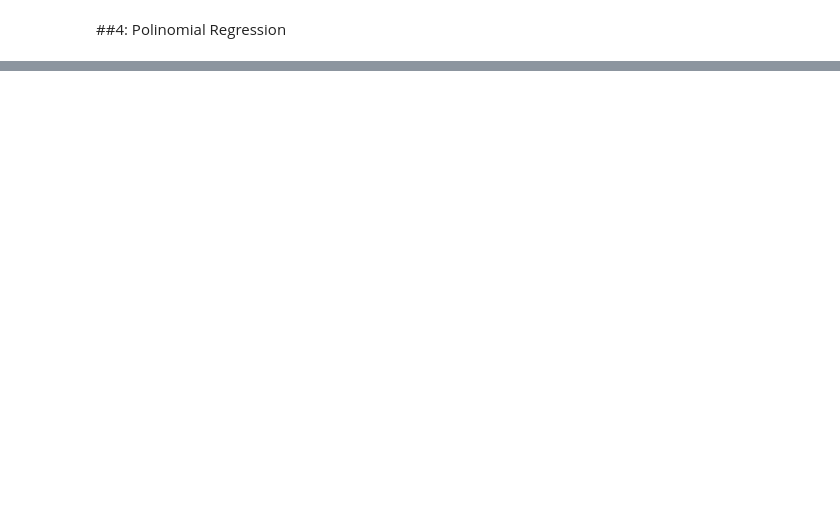
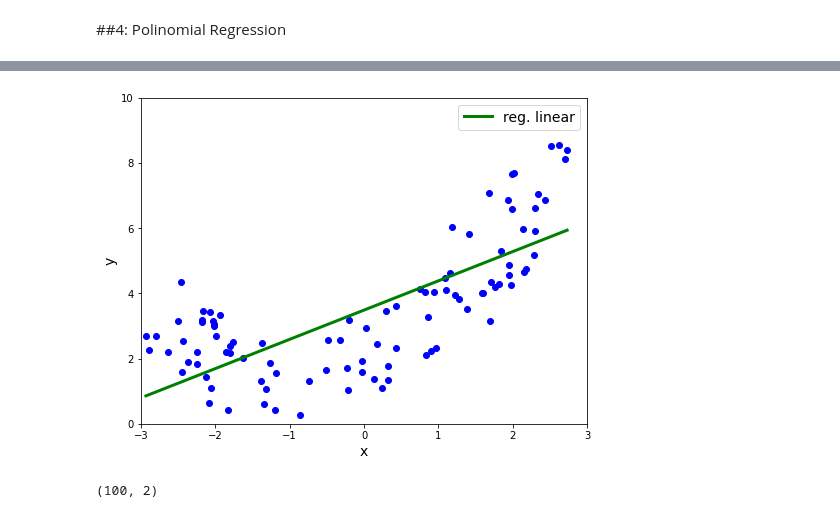
Before and after one commit to eutiagovski/projetos-cursos, a Jupyter notebook: datascience-mentorama/11_Implementando_Modelos_aula.ipynb, the cells around one changed output, grey strips where cells are left out. Saved outputs shown, nothing was run; the diff lists cells and outputs as text; code cells hidden in the pictures; blank space fills up the shorter version.

```diff
--- a/datascience-mentorama/11_Implementando_Modelos_aula.ipynb
+++ b/datascience-mentorama/11_Implementando_Modelos_aula.ipynb
@@ -325,0 +360,14 @@ sgd_reg.intercept_, sgd_reg.coef_
+# %%
+lm = LinearRegression().fit(X, y)
+# %%
+plt.figure(figsize=[8,6])
+plt.scatter(X, y, c='blue')
+plt.plot(X, lm.predict(X), c='green', label='reg. linear', lw=3)
+plt.legend(fontsize=14)
+plt.xlabel('x', fontsize=14)
+plt.ylabel('y', fontsize=14)
+
+plt.axis([-3, 3, 0 , 10])
+plt.show()
+# %% [output]
+[figure, added]
@@ -325,0 +378,5 @@ sgd_reg.intercept_, sgd_reg.coef_
+# %%
+X_poly = poly_features.fit_transform(X)
+X_poly.shape
+# %% [output]
+(100, 2)
```
Also changed, not shown: parts of 42 cells of this notebook.
